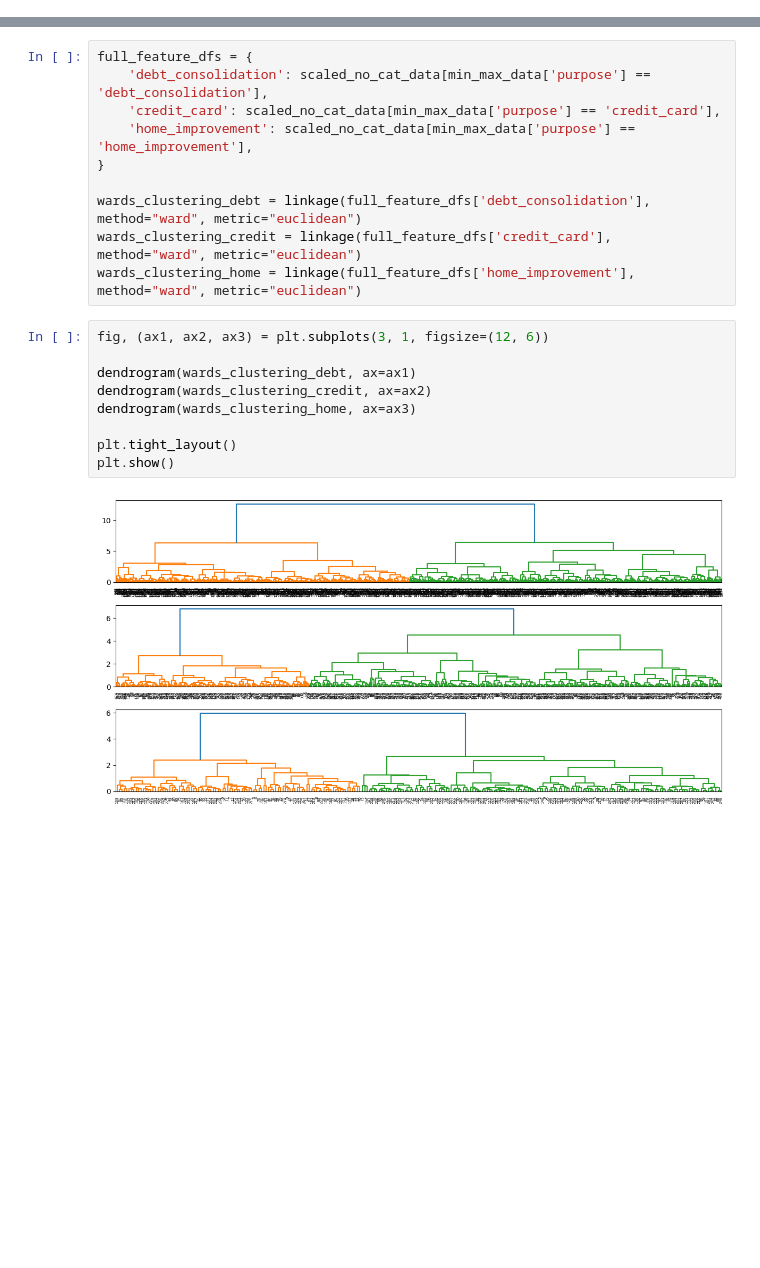
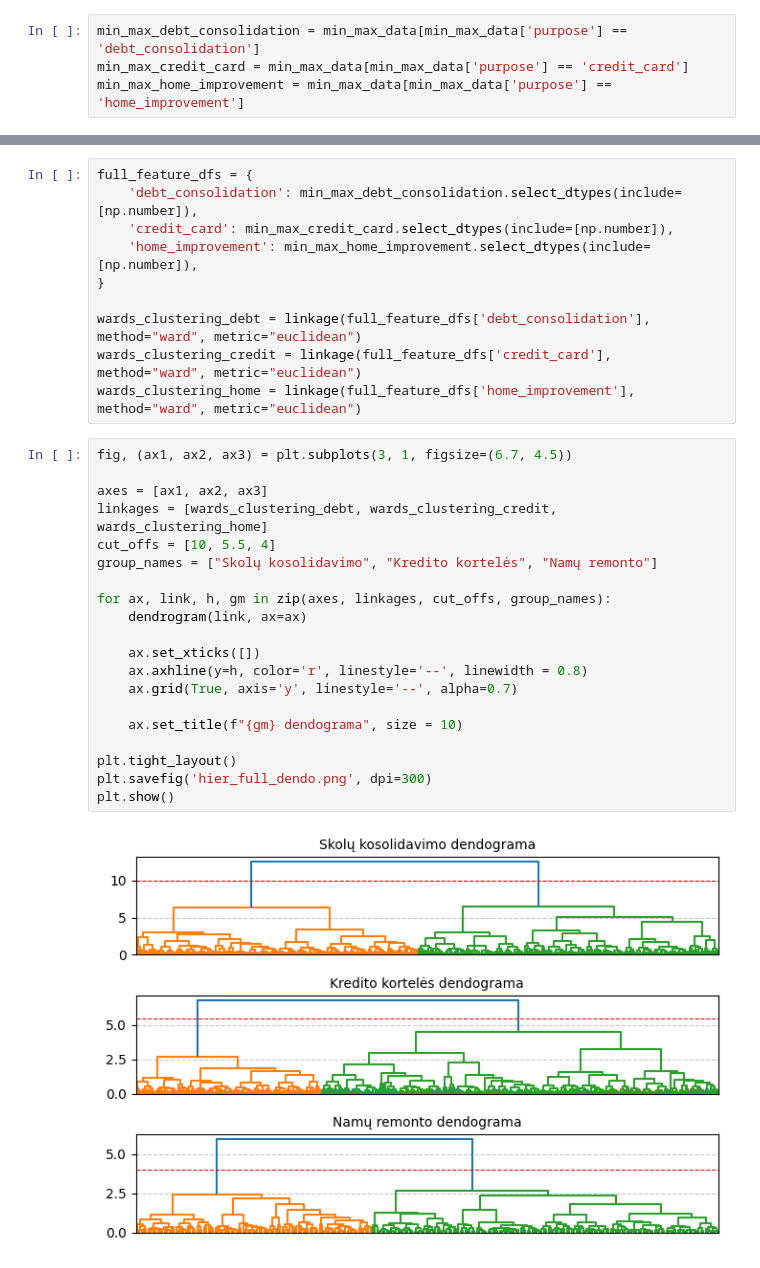
Before and after one commit to EvelinaDu/Papildomi_duomenu_vizualizavimo_skyriai, a Jupyter notebook: 3_laboratorinis/Hierarchical.ipynb, the cells around one changed output, grey strips where cells are left out. Cells and saved outputs as stored; diff of their text form; blank space fills up the shorter version.

```diff
--- a/3_laboratorinis/Hierarchical.ipynb
+++ b/3_laboratorinis/Hierarchical.ipynb
@@ -33,0 +42,4 @@ dtype: object
+# %%
+min_max_debt_consolidation = min_max_data[min_max_data['purpose'] == 'debt_consolidation']
+min_max_credit_card = min_max_data[min_max_data['purpose'] == 'credit_card']
+min_max_home_improvement = min_max_data[min_max_data['purpose'] == 'home_improvement']
@@ -72,24 +156,35 @@ Categories (7, object): ['all_other', 'credit_card', 'debt_consolidation', 'educ
 # %%
 full_feature_dfs = {
-    'debt_consolidation': scaled_no_cat_data[min_max_data['purpose'] == 'debt_consolidation'],
-    'credit_card': scaled_no_cat_data[min_max_data['purpose'] == 'credit_card'],
-    'home_improvement': scaled_no_cat_data[min_max_data['purpose'] == 'home_improvement'],
+    'debt_consolidation': min_max_debt_consolidation.select_dtypes(include=[np.number]),
+    'credit_card': min_max_credit_card.select_dtypes(include=[np.number]),
+    'home_improvement': min_max_home_improvement.select_dtypes(include=[np.number]),
 }
 
 wards_clustering_debt = linkage(full_feature_dfs['debt_consolidation'], method="ward", metric="euclidean")
 wards_clustering_credit = linkage(full_feature_dfs['credit_card'], method="ward", metric="euclidean")
 wards_clustering_home = linkage(full_feature_dfs['home_improvement'], method="ward", metric="euclidean")
 # %%
-fig, (ax1, ax2, ax3) = plt.subplots(3, 1, figsize=(12, 6))
+fig, (ax1, ax2, ax3) = plt.subplots(3, 1, figsize=(6.7, 4.5))
 
-dendrogram(wards_clustering_debt, ax=ax1)
-dendrogram(wards_clustering_credit, ax=ax2)
-dendrogram(wards_clustering_home, ax=ax3)
+axes = [ax1, ax2, ax3]
+linkages = [wards_clustering_debt, wards_clustering_credit, wards_clustering_home]
+cut_offs = [10, 5.5, 4]
+group_names = ["Skolų kosolidavimo", "Kredito kortelės", "Namų remonto"]
+
+for ax, link, h, gm in zip(axes, linkages, cut_offs, group_names):
+    dendrogram(link, ax=ax)
+
+    ax.set_xticks([])
+    ax.axhline(y=h, color='r', linestyle='--', linewidth = 0.8)
+    ax.grid(True, axis='y', linestyle='--', alpha=0.7)
+
+    ax.set_title(f"{gm} dendograma", size = 10)
 
 plt.tight_layout()
+plt.savefig('hier_full_dendo.png', dpi=300)
 plt.show()
 # %% [output]
-[figure, old version]
+[figure, new version]
 # %%
 labels_debt = fcluster(wards_clustering_debt, t=2, criterion='maxclust')
 labels_credit = fcluster(wards_clustering_credit, t=2, criterion='maxclust')
```
Also changed, not shown: parts of 56 cells of this notebook.
